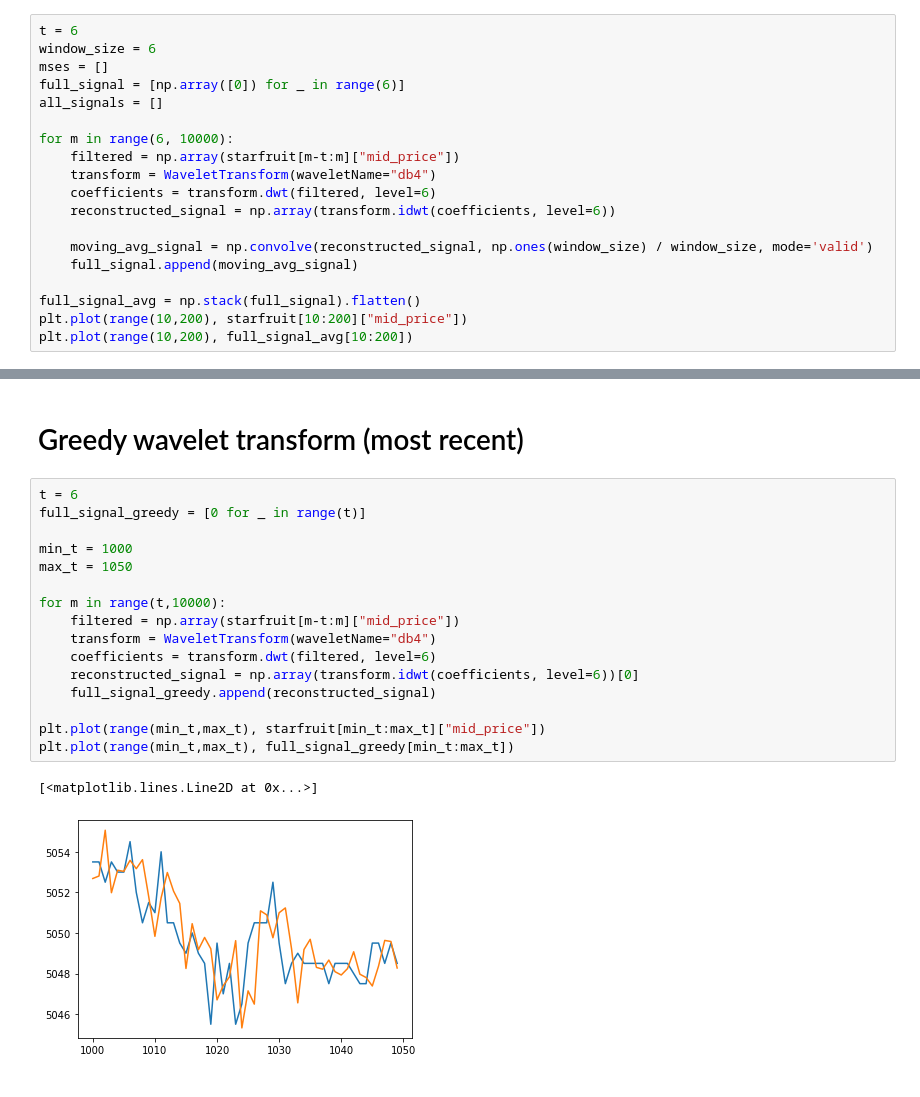
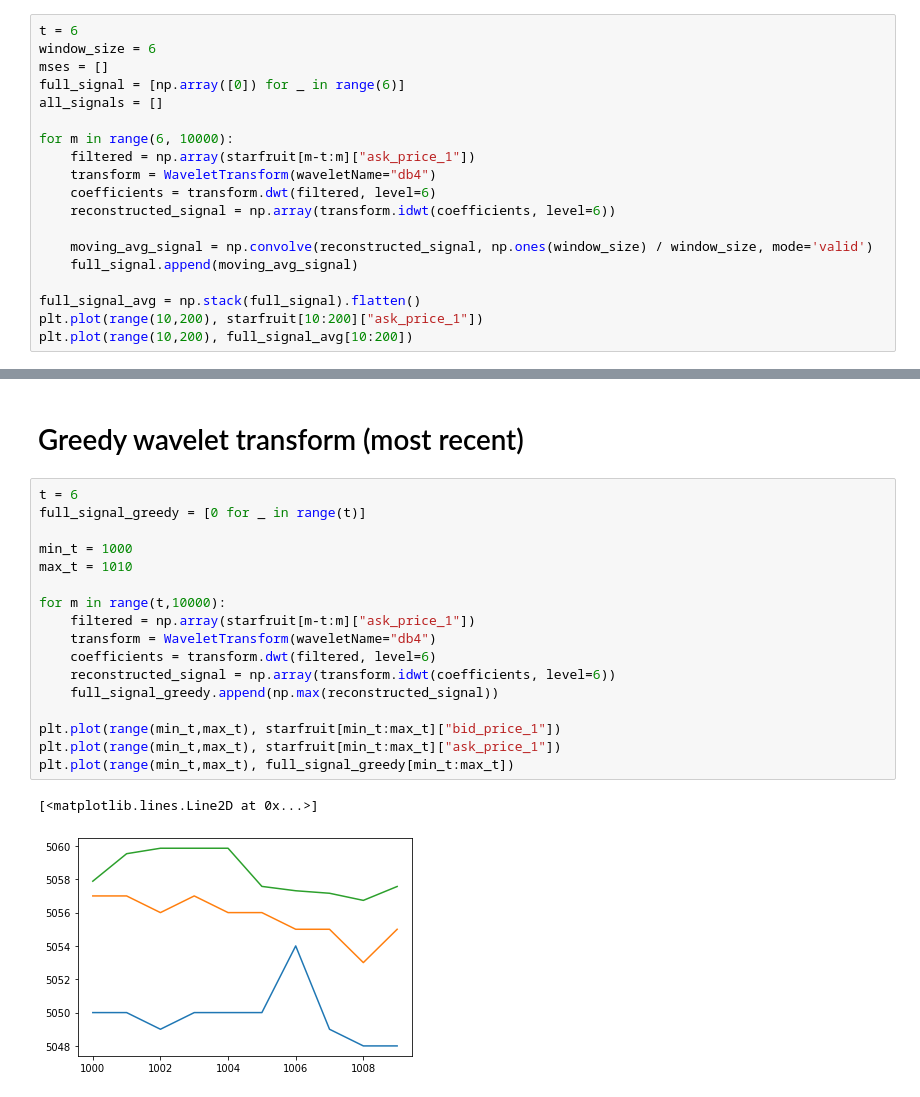
Before and after one commit to vasus2/IMCPROSPERITY, a Jupyter notebook: wavelet.ipynb, the cells around one changed output, grey strips where cells are left out. Drawn from its saved outputs; the diff is of its cells as text.

```diff
--- a/wavelet.ipynb
+++ b/wavelet.ipynb
@@ -24,7 +24,7 @@ full_signal = [np.array([0]) for _ in range(6)]
 all_signals = []
 
 for m in range(6, 10000):
-    filtered = np.array(starfruit[m-t:m]["mid_price"])
+    filtered = np.array(starfruit[m-t:m]["ask_price_1"])
     transform = WaveletTransform(waveletName="db4")
     coefficients = transform.dwt(filtered, level=6)
     reconstructed_signal = np.array(transform.idwt(coefficients, level=6))
@@ -33,7 +33,7 @@ for m in range(6, 10000):
     full_signal.append(moving_avg_signal)
 
 full_signal_avg = np.stack(full_signal).flatten()
-plt.plot(range(10,200), starfruit[10:200]["mid_price"])
+plt.plot(range(10,200), starfruit[10:200]["ask_price_1"])
 plt.plot(range(10,200), full_signal_avg[10:200])
 # %% [output]
 [<matplotlib.lines.Line2D at 0x...>]
@@ -43,21 +43,22 @@ plt.plot(range(10,200), full_signal_avg[10:200])
 # %%
 t = 6
 full_signal_greedy = [0 for _ in range(t)]
 
 min_t = 1000
-max_t = 1050
+max_t = 1010
 
 for m in range(t,10000):
-    filtered = np.array(starfruit[m-t:m]["mid_price"])
+    filtered = np.array(starfruit[m-t:m]["ask_price_1"])
     transform = WaveletTransform(waveletName="db4")
     coefficients = transform.dwt(filtered, level=6)
-    reconstructed_signal = np.array(transform.idwt(coefficients, level=6))[0]
-    full_signal_greedy.append(reconstructed_signal)
+    reconstructed_signal = np.array(transform.idwt(coefficients, level=6))
+    full_signal_greedy.append(np.max(reconstructed_signal))
 
-plt.plot(range(min_t,max_t), starfruit[min_t:max_t]["mid_price"])
+plt.plot(range(min_t,max_t), starfruit[min_t:max_t]["bid_price_1"])
+plt.plot(range(min_t,max_t), starfruit[min_t:max_t]["ask_price_1"])
 plt.plot(range(min_t,max_t), full_signal_greedy[min_t:max_t])
 # %% [output]
 [<matplotlib.lines.Line2D at 0x...>]
-[figure, old version]
+[figure, new version]
 # %%
 avg = 0.8*np.array(full_signal_greedy) + 0.2*np.array(full_signal_avg)
```
Also changed, not shown: parts of 4 cells of this notebook, 45 other files.
